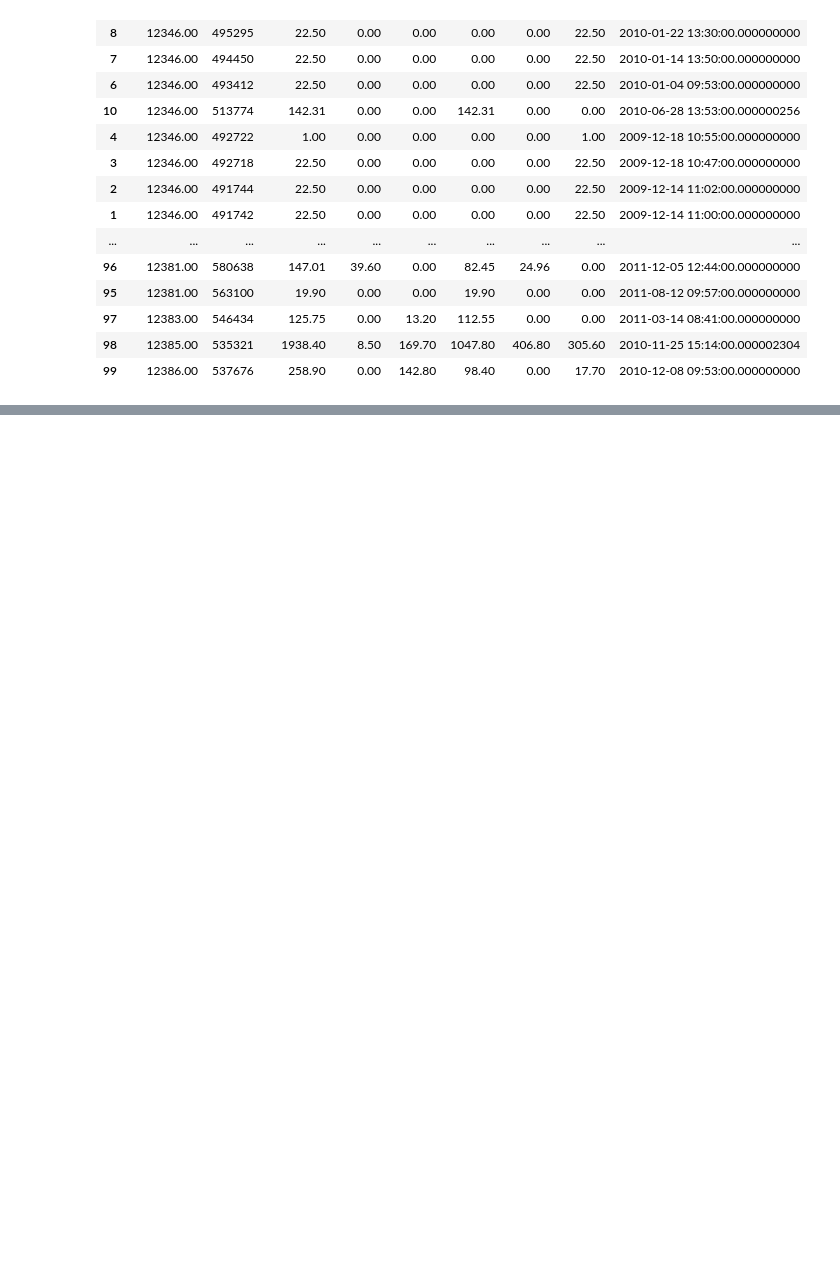
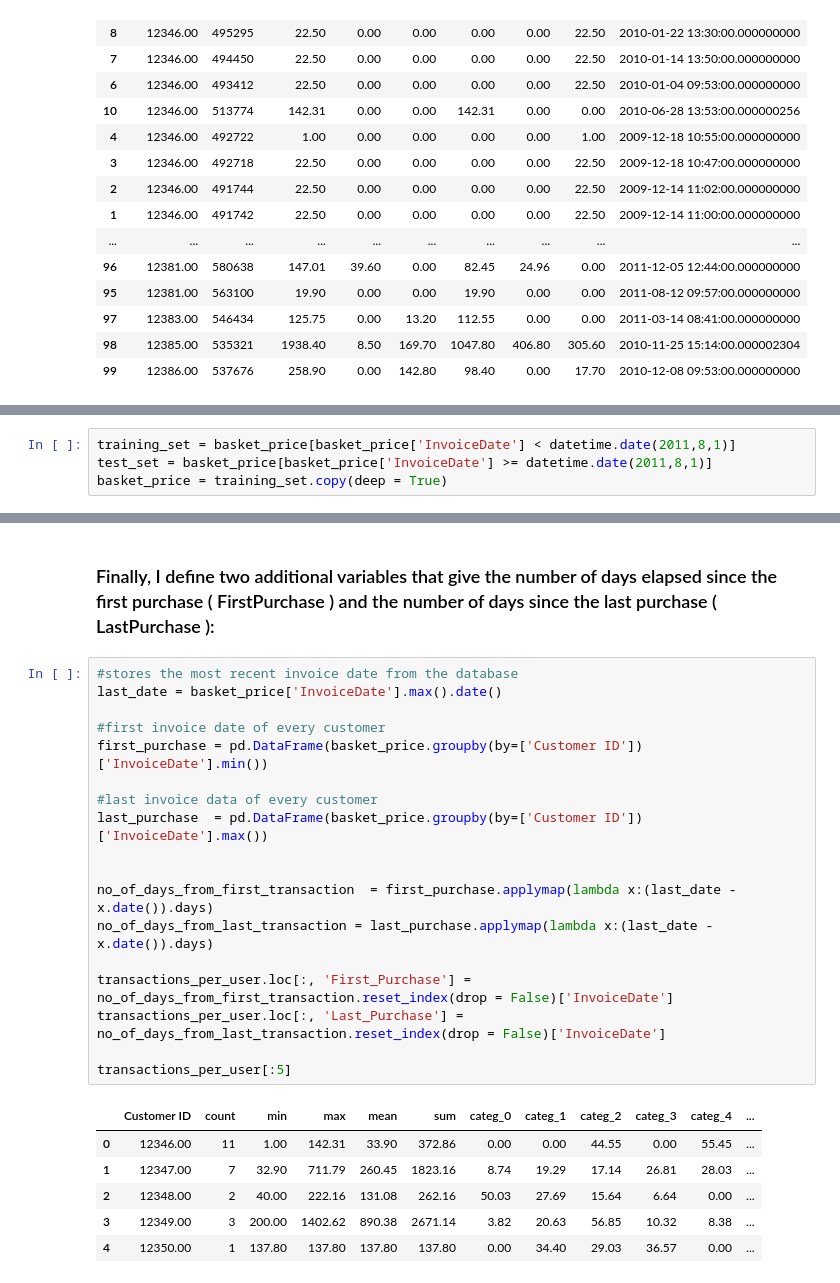
Before and after one commit to heisenberg1804/Customer-Retail-Data-Analysis, a Jupyter notebook: Customer_Retail_EDA.ipynb, the cells around one changed output, grey strips where cells are left out. Drawn from its saved outputs; the diff is of its cells as text; blank space fills up the shorter version.

```diff
--- a/Customer_Retail_EDA.ipynb
+++ b/Customer_Retail_EDA.ipynb
@@ -1194,0 +1201,4 @@ basket_price.sort_values('Customer ID', ascending = True)[:100]
+# %%
+training_set = basket_price[basket_price['InvoiceDate'] < datetime.date(2011,8,1)]
+test_set = basket_price[basket_price['InvoiceDate'] >= datetime.date(2011,8,1)]
+basket_price = training_set.copy(deep = True)
@@ -1194,0 +1226,27 @@ basket_price.sort_values('Customer ID', ascending = True)[:100]
+# %% [markdown]
+### Finally, I define two additional variables that give the number of days elapsed since the first purchase ( FirstPurchase ) and the number of days since the last purchase ( LastPurchase ):
+# %%
+#stores the most recent invoice date from the database
+last_date = basket_price['InvoiceDate'].max().date()
+
+#first invoice date of every customer
+first_purchase = pd.DataFrame(basket_price.groupby(by=['Customer ID'])['InvoiceDate'].min())
+
+#last invoice data of every customer
+last_purchase  = pd.DataFrame(basket_price.groupby(by=['Customer ID'])['InvoiceDate'].max())
+
+
+no_of_days_from_first_transaction  = first_purchase.applymap(lambda x:(last_date - x.date()).days)
+no_of_days_from_last_transaction = last_purchase.applymap(lambda x:(last_date - x.date()).days)
+
+transactions_per_user.loc[:, 'First_Purchase'] = no_of_days_from_first_transaction.reset_index(drop = False)['InvoiceDate']
+transactions_per_user.loc[:, 'Last_Purchase'] = no_of_days_from_last_transaction.reset_index(drop = False)['InvoiceDate']
+
+transactions_per_user[:5]
+# %% [output]
+|  | Customer ID | count | min | max | mean | sum | categ_0 | categ_1 | categ_2 | categ_3 | categ_4 | ... |
+| 0 | 12346.00 | 11 | 1.00 | 142.31 | 33.90 | 372.86 | 0.00 | 0.00 | 44.55 | 0.00 | 55.45 | ... |
+| 1 | 12347.00 | 7 | 32.90 | 711.79 | 260.45 | 1823.16 | 8.74 | 19.29 | 17.14 | 26.81 | 28.03 | ... |
+| 2 | 12348.00 | 2 | 40.00 | 222.16 | 131.08 | 262.16 | 50.03 | 27.69 | 15.64 | 6.64 | 0.00 | ... |
+| 3 | 12349.00 | 3 | 200.00 | 1402.62 | 890.38 | 2671.14 | 3.82 | 20.63 | 56.85 | 10.32 | 8.38 | ... |
+| 4 | 12350.00 | 1 | 137.80 | 137.80 | 137.80 | 137.80 | 0.00 | 34.40 | 29.03 | 36.57 | 0.00 | ... |
```
Also changed, not shown: parts of 21 cells of this notebook.
